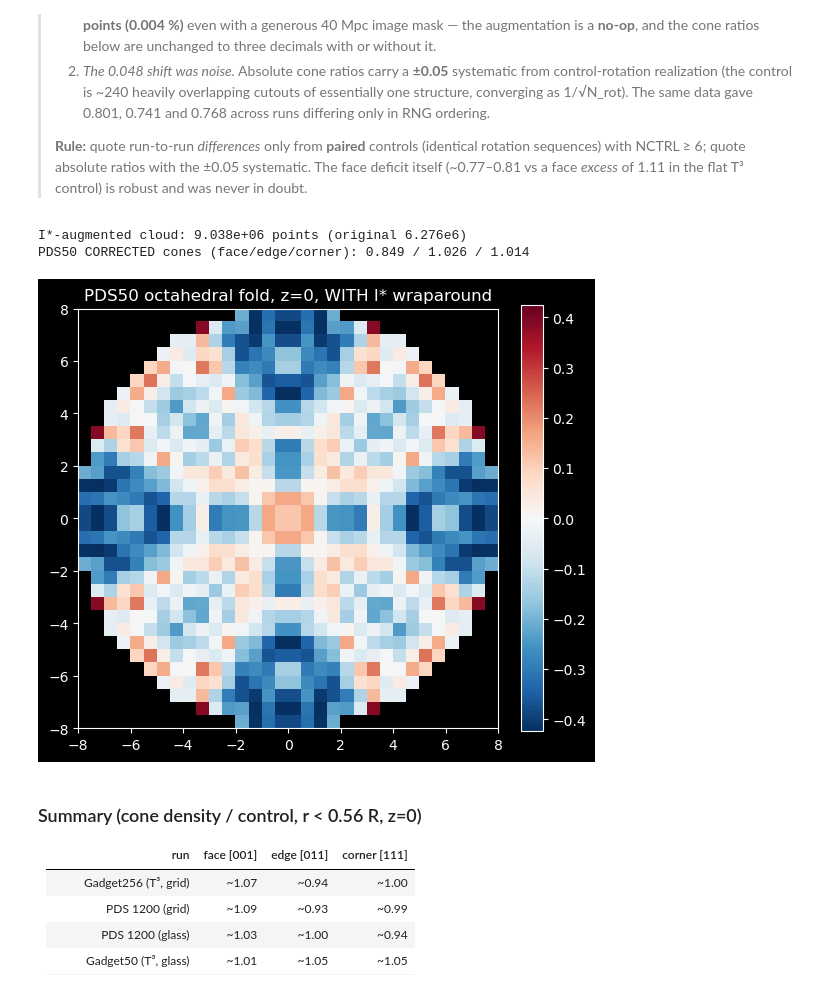
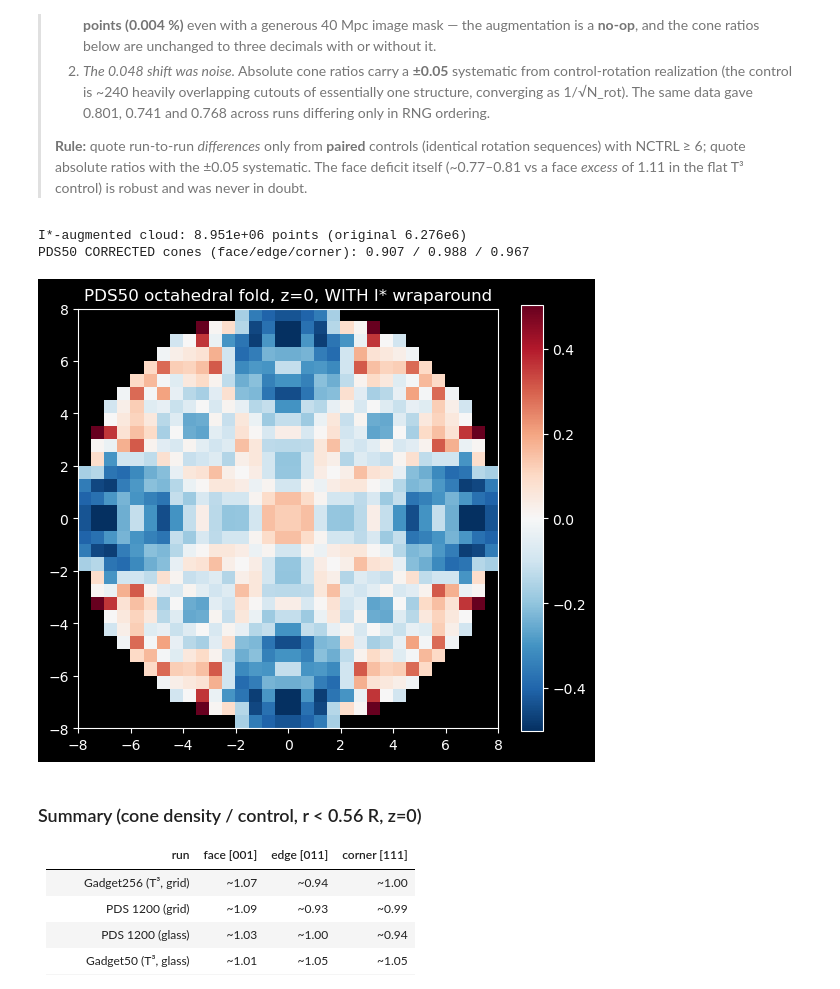
Before and after one commit to eltevo/StePS, a Jupyter notebook: tools/Visualization/stackTest.ipynb, the cells around one changed output. Saved outputs shown, nothing was run; the diff lists cells and outputs as text; code cells hidden in the pictures.

```diff
--- a/tools/Visualization/stackTest.ipynb
+++ b/tools/Visualization/stackTest.ipynb
@@ -42,17 +42,17 @@ SIMS = {
  'g1200_grid':  dict(snap=('/scratch/csabai/gadget256_flat', 'snapshot_%03d.hdf5'),
                      cat='/scratch/csabai/halo_catalogs/gadget256_z0_matchedframe_halos.hdf5',
                      kind='gadget', L=1200.0, R=40.0, rmaxc=420.0, label='Gadget256 (T$^3$, grid IC)'),
- 'p1200_grid':  dict(snap=('/scratch/csabai/test256disc', 'snapshot_%04d.hdf5'),
-                     cat='/scratch/csabai/halo_catalogs/pds_grid256_z0_matchedframe_halos.hdf5',
+ 'p1200_grid':  dict(snap=('/scratch/csabai/test256disc_v2', 'snapshot_%04d.hdf5'),
+                     cat='/scratch/csabai/halo_catalogs/pds_grid256_v2_z0_matchedframe_halos.hdf5',
                      kind='pds', L=1200.0, R=40.0, rmaxc=420.0, label='PDS 1200 (grid IC)'),
- 'p1200_glass': dict(snap=('/scratch/csabai/test256glass', 'snapshot_%04d.hdf5'),
-                     cat='/scratch/csabai/halo_catalogs/pds_glass256_z0_matchedframe_halos.hdf5',
+ 'p1200_glass': dict(snap=('/scratch/csabai/test256glass_v2', 'snapshot_%04d.hdf5'),
+                     cat='/scratch/csabai/halo_catalogs/pds_glass256_v2_z0_matchedframe_halos.hdf5',
                      kind='pds', L=1200.0, R=40.0, rmaxc=420.0, label='PDS 1200 (glass IC)'),
  'g50_glass':   dict(snap=('/scratch/csabai/gadget50_glass', 'snapshot_%03d.hdf5'),
                      cat='/scratch/csabai/halo_catalogs50/gadget50_z0_matchedframe_halos.hdf5',
                      kind='gadget', L=50.0, R=0.5, rmaxc=10.8, label='Gadget50 (T$^3$, glass IC)'),
- 'p50_glass':   dict(snap=('/scratch/csabai/test50glass', 'snapshot_%04d.hdf5'),
-                     cat='/scratch/csabai/halo_catalogs50/pds50glass_z0_matchedframe_halos.hdf5',
+ 'p50_glass':   dict(snap=('/scratch/csabai/test50glass_v2', 'snapshot_%04d.hdf5'),
+                     cat='/scratch/csabai/halo_catalogs50/pds50glass_v2_z0_matchedframe_halos.hdf5',
                      kind='pds', L=50.0, R=0.5, rmaxc=10.8, label='PDS50 (glass IC)'),
 }
 NPIX, RANKS, NCTRL = 32, (10, 510), 2
@@ -275,7 +275,7 @@ import sys
 sys.path.insert(0, '/users/csabai/GitHub/steps_dodeca/stepsic')
 from stepsic import pds
 R_C50 = 3100.0/24.0
-with h5py.File('/scratch/csabai/test50glass/snapshot_0010.hdf5', 'r') as f:
+with h5py.File('/scratch/csabai/test50glass_v2/snapshot_0010.hdf5', 'r') as f:
     # Current StePS snapshots store stereographic Coordinates, not quaternions;
     # lift back onto S^3 via the inverse stereographic projection. (If a future
     # build emits /PartType1/Quaternions for intrinsic restart, prefer those.)
@@ -289,36 +289,36 @@ for g in pds.istar():
     xi = pds.stereo_project(pds.quat_mult(g, q), R_C50)
     m = np.linalg.norm(xi, axis=1) <= 25.6
     if m.any(): parts.append(xi[m])
 X = np.concatenate(parts)
 print(f'I*-augmented cloud: {len(X):.4g} points (original 6.276e6)')
 tree = cKDTree(X)
 hc = halo_centers('p50_glass')
 def cut_open(centers, rotate=False):
     rel = []
     for c in centers:
         ii = tree.query_ball_point(c, 8.0*np.sqrt(3))
         if not ii: continue
         d = X[ii] - c; d = d[(np.abs(d) <= 8.0).all(axis=1)]
         if rotate and len(d):
             d = d @ Rotation.random(random_state=rng).as_matrix().T
             d = d[(np.abs(d) <= 8.0).all(axis=1)]
         rel.append(d)
     return np.concatenate(rel)
 rel = cut_open(hc); ctr = np.concatenate([cut_open(hc, True) for _ in range(NCTRL)])
 v = cone_ratios(rel, ctr, 8.0)
 print(f'PDS50 CORRECTED cones (face/edge/corner): {v[0]:.3f} / {v[1]:.3f} / {v[2]:.3f}')
 Af = oct_fold(stack3d(rel, 8.0))
 fig, ax = plt.subplots(figsize=(5.6, 5))
 sl = np.nanmean(Af[:, :, mid-2:mid+2], axis=2).T
 vm = np.nanpercentile(np.abs(sl), 98)
 im = ax.imshow(sl, origin='lower', extent=[-8, 8, -8, 8], cmap='RdBu_r', vmin=-vm, vmax=vm)
 plt.colorbar(im, ax=ax, fraction=0.046)
 ax.set_title('PDS50 octahedral fold, z=0, WITH I* wraparound')
 plt.tight_layout(); plt.show()
 # %% [output]
-I*-augmented cloud: 9.038e+06 points (original 6.276e6)
-PDS50 CORRECTED cones (face/edge/corner): 0.849 / 1.026 / 1.014
+I*-augmented cloud: 8.951e+06 points (original 6.276e6)
+PDS50 CORRECTED cones (face/edge/corner): 0.907 / 0.988 / 0.967
-[figure, old version]
+[figure, new version]
 # %% [markdown]
 ### Summary (cone density / control, r < 0.56 R, z=0)
 | run | face [001] | edge [011] | corner [111] |
```
Also changed, not shown: parts of 2 cells of this notebook, 16 other files.
